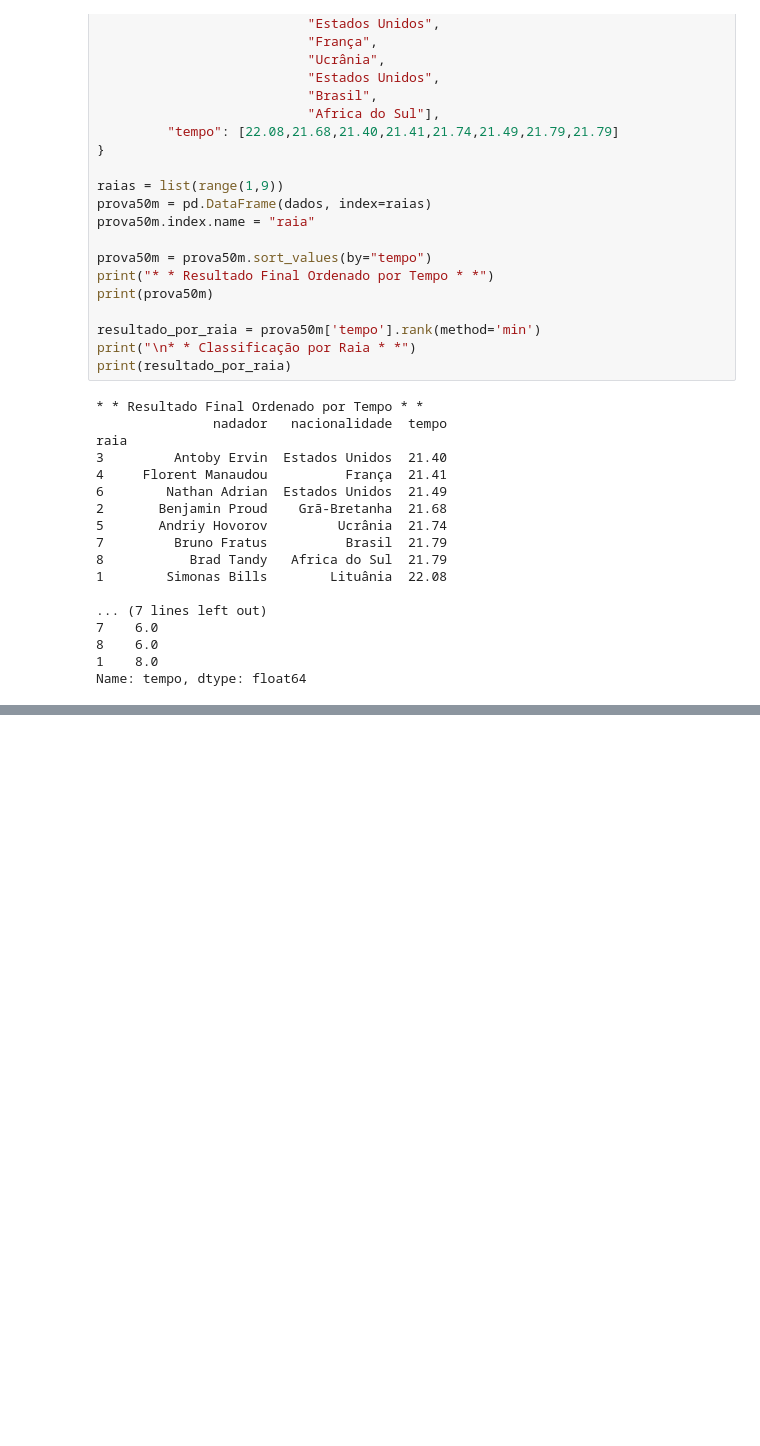
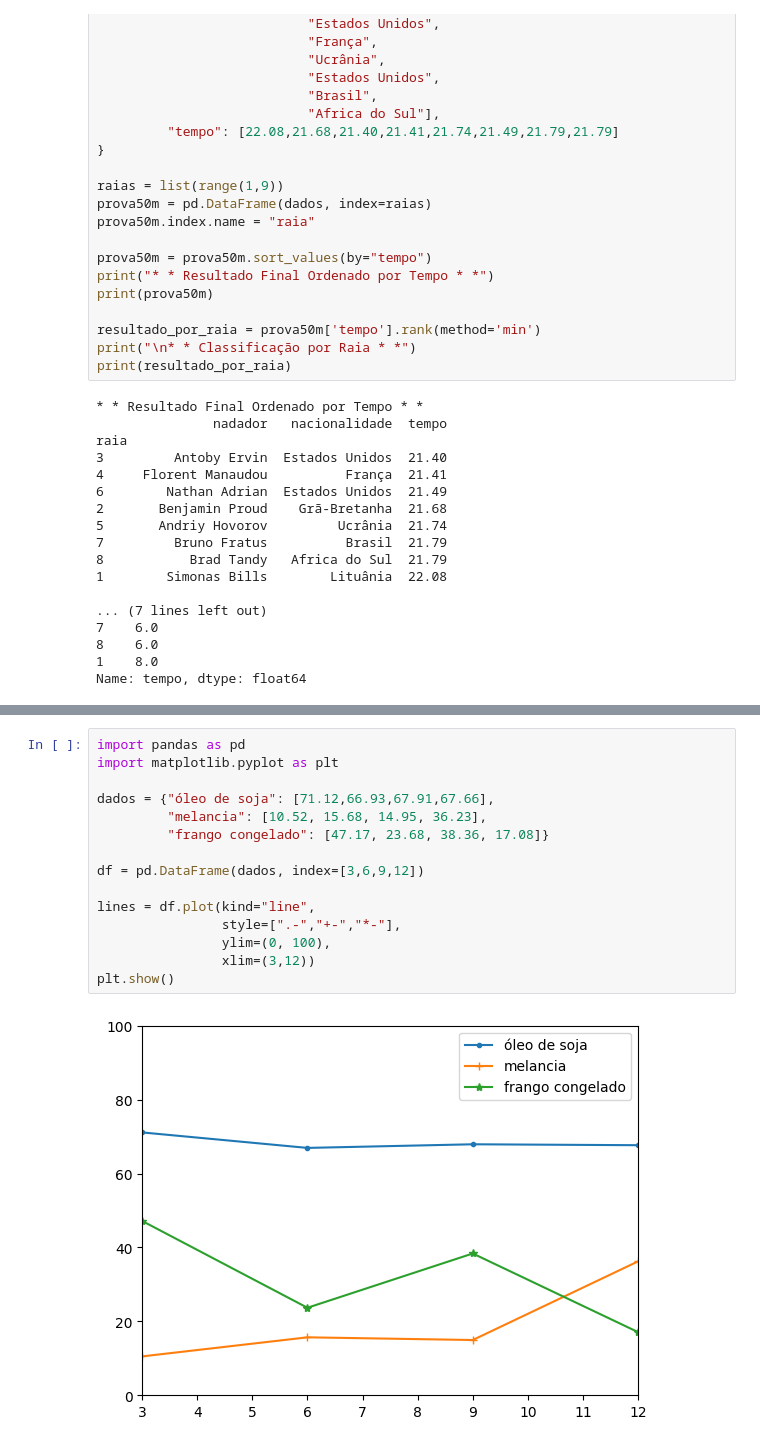
Before and after one commit to EmanuelCAC/data_science_ads, a Jupyter notebook: Explorando_dados.ipynb, the cells around one changed output, grey strips where cells are left out. Saved outputs shown, nothing was run; the diff lists cells and outputs as text; blank space fills up the shorter version.

```diff
--- a/Explorando_dados.ipynb
+++ b/Explorando_dados.ipynb
@@ -216,0 +304,17 @@ Name: tempo, dtype: float64
+# %%
+import pandas as pd
+import matplotlib.pyplot as plt
+
+dados = {"óleo de soja": [71.12,66.93,67.91,67.66],
+         "melancia": [10.52, 15.68, 14.95, 36.23],
+         "frango congelado": [47.17, 23.68, 38.36, 17.08]}
+
+df = pd.DataFrame(dados, index=[3,6,9,12])
+
+lines = df.plot(kind="line",
+                style=[".-","+-","*-"],
+                ylim=(0, 100),
+                xlim=(3,12))
+plt.show()
+# %% [output]
+[figure, added]
```
Also changed, not shown: parts of 14 cells of this notebook.
